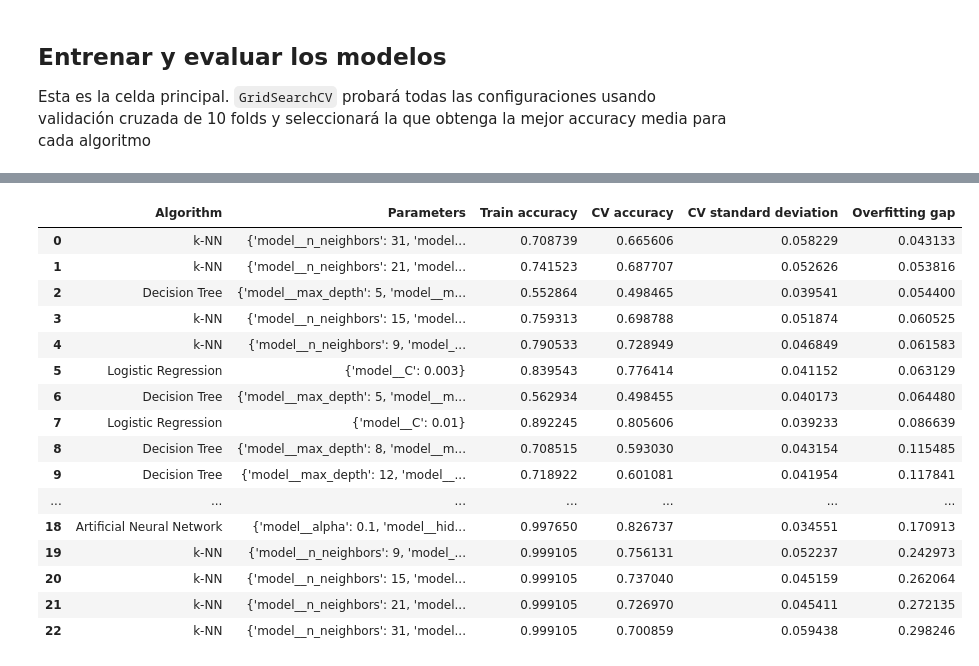
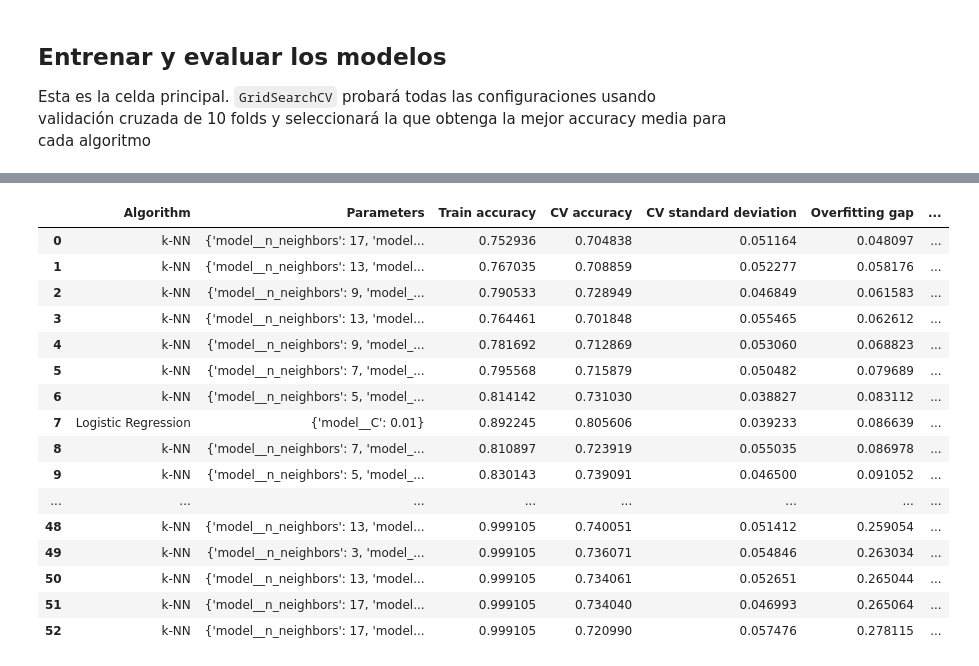
Before and after one commit to lgonperez3-glitch/MLSM-labs, a Jupyter notebook: Lab1/Lab1.ipynb, the cells around one changed output, grey strips where cells are left out. Drawn from its saved outputs; the diff is of its cells as text; code cells hidden in the pictures.

Commit message:
params1

```diff
--- a/Lab1/Lab1.ipynb
+++ b/Lab1/Lab1.ipynb
@@ -78,8 +78,6 @@ from sklearn.neighbors import KNeighborsClassifier
 from sklearn.tree import DecisionTreeClassifier
 from sklearn.neural_network import MLPClassifier
 # %%
-
-
 models = {
     "Logistic Regression": (
         Pipeline([
@@ -88,7 +86,7 @@ models = {
             ("model", LogisticRegression(max_iter=2000))
         ]),
         {
-            "model__C": [0.003, 0.01, 0.03, 0.1, 0.3]
+            "model__C": [0.01, 0.03, 0.1, 0.3, 1]
         }
     ),
 
@@ -99,9 +97,9 @@ models = {
             ("model", KNeighborsClassifier())
         ]),
         {
-            "model__n_neighbors": [9, 15, 21, 31],
+            "model__n_neighbors": [3, 5, 7, 9, 13, 17],
             "model__weights": ["uniform", "distance"],
-            "model__p": [1]
+            "model__p": [1, 2]
         }
     ),
 
@@ -111,9 +109,9 @@ models = {
             ("model", DecisionTreeClassifier(random_state=42))
         ]),
         {
-            "model__max_depth": [5, 8, 12],
-            "model__min_samples_split": [10],
-            "model__min_samples_leaf": [10, 20]
+            "model__max_depth": [5, 10, 15],
+            "model__min_samples_split": [5, 10],
+            "model__min_samples_leaf": [5, 10]
         }
     ),
 
@@ -122,16 +120,18 @@ models = {
             ("imputer", SimpleImputer(strategy="median")),
             ("scaler", StandardScaler()),
             ("model", MLPClassifier(
-                max_iter=300,
+                max_iter=500,
                 random_state=42,
                 early_stopping=False,
-                n_iter_no_change=10,
+                n_iter_no_change=15,
                 tol=1e-3
             ))
         ]),
         {
-            "model__hidden_layer_sizes": [(30,), (50,)],
-            "model__alpha": [0.1, 1.0]
+            "model__hidden_layer_sizes": [
+                (30,), (50,), (100,), (50, 25)
+            ],
+            "model__alpha": [0.01, 0.1, 1.0]
         }
     )
 }
@@ -193,13 +193,24 @@ results_df["Overfitting gap"] = (
     results_df["CV accuracy"]
 )
 
+results_df["Fits objectives"] = (
+    (results_df["CV accuracy"] > 0.70) &
+    (results_df["Overfitting gap"] < 0.15)
+)
+
 results_df = results_df.sort_values(
-    ["Overfitting gap","CV accuracy"],
-    ascending=[True, False]
+    ["Fits objectives", "Overfitting gap", "CV accuracy"],
+    ascending=[False, True, False]
 ).reset_index(drop=True)
 
-print("\nResultados ordenados por CV accuracy:")
-display(results_df.head(25))
+
+print(f"Total de configuraciones evaluadas: {len(results_df)}")
+print(f"Configuraciones con accuracy >= 80%: "
+      f"{(results_df['CV accuracy'] >= 0.80).sum()}")
+print(f"Configuraciones con accuracy >= 70% y gap <= 0.10: "
+      f"{((results_df['CV accuracy'] >= 0.70) & (results_df['Overfitting gap'] <= 0.10)).sum()}")
+
+display(results_df)
 # %% [output]
 Evaluando: Logistic Regression
 Mejores parámetros: {'model__C': 0.1}
@@ -221,17 +233,17 @@ Resultados ordenados por CV accuracy:
-|  | Algorithm | Parameters | Train accuracy | CV accuracy | CV standard deviation | Overfitting gap |
-| 0 | k-NN | {'model__n_neighbors': 31, 'model... | 0.708739 | 0.665606 | 0.058229 | 0.043133 |
-| 1 | k-NN | {'model__n_neighbors': 21, 'model... | 0.741523 | 0.687707 | 0.052626 | 0.053816 |
-| 2 | Decision Tree | {'model__max_depth': 5, 'model__m... | 0.552864 | 0.498465 | 0.039541 | 0.054400 |
-| 3 | k-NN | {'model__n_neighbors': 15, 'model... | 0.759313 | 0.698788 | 0.051874 | 0.060525 |
-| 4 | k-NN | {'model__n_neighbors': 9, 'model_... | 0.790533 | 0.728949 | 0.046849 | 0.061583 |
-| 5 | Logistic Regression | {'model__C': 0.003} | 0.839543 | 0.776414 | 0.041152 | 0.063129 |
-| 6 | Decision Tree | {'model__max_depth': 5, 'model__m... | 0.562934 | 0.498455 | 0.040173 | 0.064480 |
-| 7 | Logistic Regression | {'model__C': 0.01} | 0.892245 | 0.805606 | 0.039233 | 0.086639 |
-| 8 | Decision Tree | {'model__max_depth': 8, 'model__m... | 0.708515 | 0.593030 | 0.043154 | 0.115485 |
-| 9 | Decision Tree | {'model__max_depth': 12, 'model__... | 0.718922 | 0.601081 | 0.041954 | 0.117841 |
-| ... | ... | ... | ... | ... | ... | ... |
-| 18 | Artificial Neural Network | {'model__alpha': 0.1, 'model__hid... | 0.997650 | 0.826737 | 0.034551 | 0.170913 |
-| 19 | k-NN | {'model__n_neighbors': 9, 'model_... | 0.999105 | 0.756131 | 0.052237 | 0.242973 |
-| 20 | k-NN | {'model__n_neighbors': 15, 'model... | 0.999105 | 0.737040 | 0.045159 | 0.262064 |
-| 21 | k-NN | {'model__n_neighbors': 21, 'model... | 0.999105 | 0.726970 | 0.045411 | 0.272135 |
-| 22 | k-NN | {'model__n_neighbors': 31, 'model... | 0.999105 | 0.700859 | 0.059438 | 0.298246 |
+|  | Algorithm | Parameters | Train accuracy | CV accuracy | CV standard deviation | Overfitting gap | ... |
+| 0 | k-NN | {'model__n_neighbors': 17, 'model... | 0.752936 | 0.704838 | 0.051164 | 0.048097 | ... |
+| 1 | k-NN | {'model__n_neighbors': 13, 'model... | 0.767035 | 0.708859 | 0.052277 | 0.058176 | ... |
+| 2 | k-NN | {'model__n_neighbors': 9, 'model_... | 0.790533 | 0.728949 | 0.046849 | 0.061583 | ... |
+| 3 | k-NN | {'model__n_neighbors': 13, 'model... | 0.764461 | 0.701848 | 0.055465 | 0.062612 | ... |
+| 4 | k-NN | {'model__n_neighbors': 9, 'model_... | 0.781692 | 0.712869 | 0.053060 | 0.068823 | ... |
+| 5 | k-NN | {'model__n_neighbors': 7, 'model_... | 0.795568 | 0.715879 | 0.050482 | 0.079689 | ... |
+| 6 | k-NN | {'model__n_neighbors': 5, 'model_... | 0.814142 | 0.731030 | 0.038827 | 0.083112 | ... |
+| 7 | Logistic Regression | {'model__C': 0.01} | 0.892245 | 0.805606 | 0.039233 | 0.086639 | ... |
+| 8 | k-NN | {'model__n_neighbors': 7, 'model_... | 0.810897 | 0.723919 | 0.055035 | 0.086978 | ... |
+| 9 | k-NN | {'model__n_neighbors': 5, 'model_... | 0.830143 | 0.739091 | 0.046500 | 0.091052 | ... |
+| ... | ... | ... | ... | ... | ... | ... | ... |
+| 48 | k-NN | {'model__n_neighbors': 13, 'model... | 0.999105 | 0.740051 | 0.051412 | 0.259054 | ... |
+| 49 | k-NN | {'model__n_neighbors': 3, 'model_... | 0.999105 | 0.736071 | 0.054846 | 0.263034 | ... |
+| 50 | k-NN | {'model__n_neighbors': 13, 'model... | 0.999105 | 0.734061 | 0.052651 | 0.265044 | ... |
+| 51 | k-NN | {'model__n_neighbors': 17, 'model... | 0.999105 | 0.734040 | 0.046993 | 0.265064 | ... |
+| 52 | k-NN | {'model__n_neighbors': 17, 'model... | 0.999105 | 0.720990 | 0.057476 | 0.278115 | ... |
```
Also changed, not shown: parts of 1 cell of this notebook.
